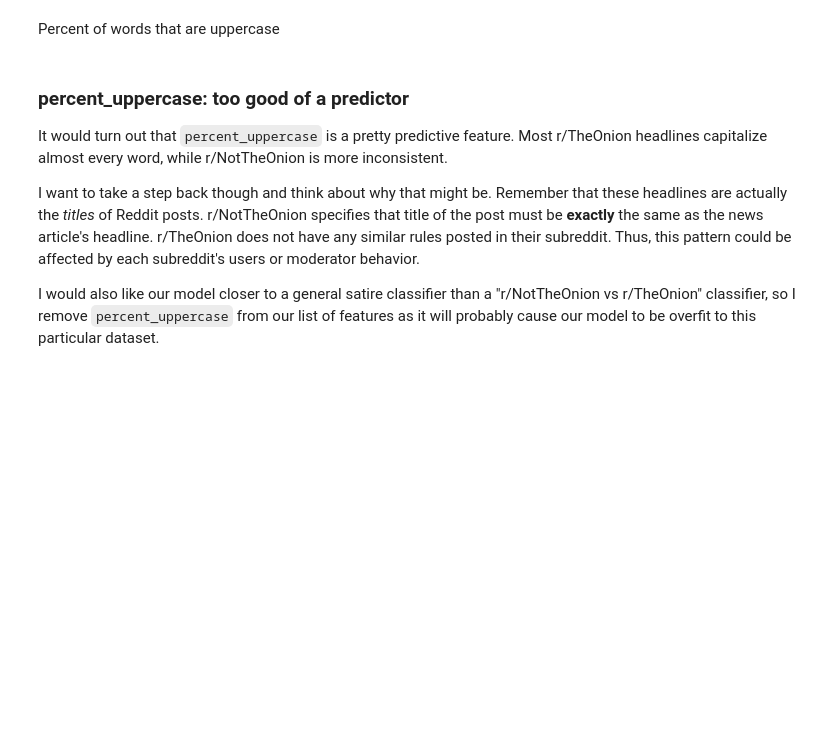
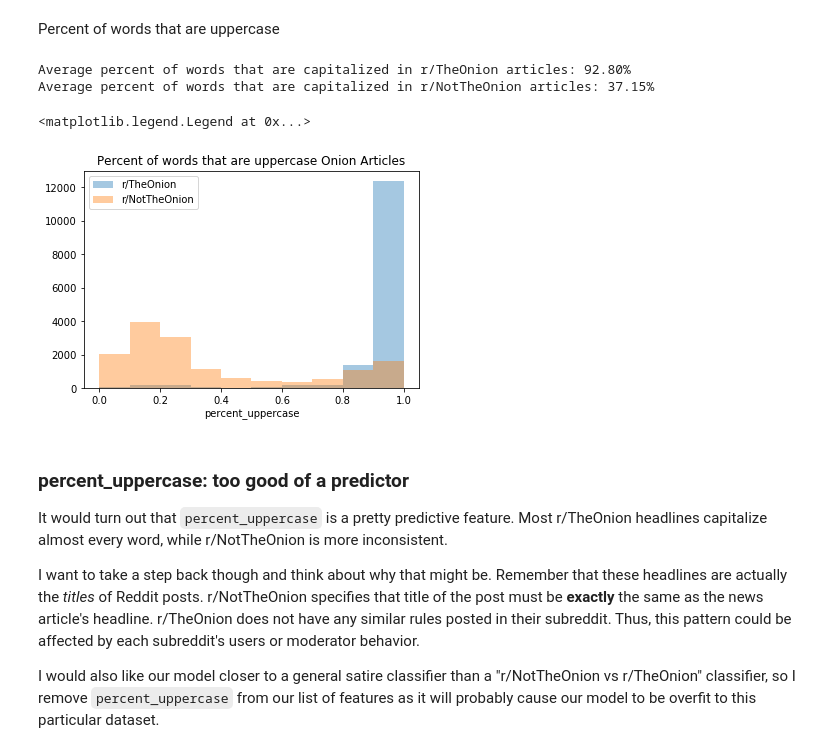
Before and after one commit to awalker88/spit-out-the-onion, a Jupyter notebook: onion_or_not.ipynb, the cells around one changed output. Saved outputs shown, nothing was run; the diff lists cells and outputs as text; code cells hidden in the pictures; blank space fills up the shorter version.

```diff
--- a/onion_or_not.ipynb
+++ b/onion_or_not.ipynb
@@ -121,28 +140,33 @@ plt.legend()
 Percent of words that are uppercase
 # %%
 def percent_uppercase(x):
-    num_words = x['num_words']
+    n_words = x['num_words']
     num_upper = 0
     for word in x['text'].split(' '):
         if len(word) > 0 and word[0].isupper() :
             num_upper += 1
 
-    return num_upper / num_words
+    return num_upper / n_words
 
 data['percent_uppercase'] = data.apply(percent_uppercase, axis=1)
 
 print(f'Average percent of words that are capitalized in r/TheOnion articles: {100 * data[data["label"] == 1]["percent_uppercase"].mean():.2f}%')
 print(f'Average percent of words that are capitalized in r/NotTheOnion articles: {100 * data[data["label"] == 0]["percent_uppercase"].mean():.2f}%')
 
 
 onion_data = data[data['label'] == 1]
 not_the_onion_data = data[data['label'] == 0]
 
 # plot distribution of percent uppercase
 sns.distplot(onion_data['percent_uppercase'], bins=10, kde=False, label='r/TheOnion')
 sns.distplot(not_the_onion_data['percent_uppercase'], bins=10, kde=False, label='r/NotTheOnion')
 plt.title('Percent of words that are uppercase Onion Articles')
 plt.legend()
+# %% [output]
+Average percent of words that are capitalized in r/TheOnion articles: 92.80%
+Average percent of words that are capitalized in r/NotTheOnion articles: 37.15%
+<matplotlib.legend.Legend at 0x...>
+[figure, added]
 # %% [markdown]
 ### percent_uppercase: too good of a predictor
 It would turn out that `percent_uppercase` is a pretty predictive feature. Most r/TheOnion headlines capitalize almost every word,
```
Also changed, not shown: parts of 24 cells of this notebook.
